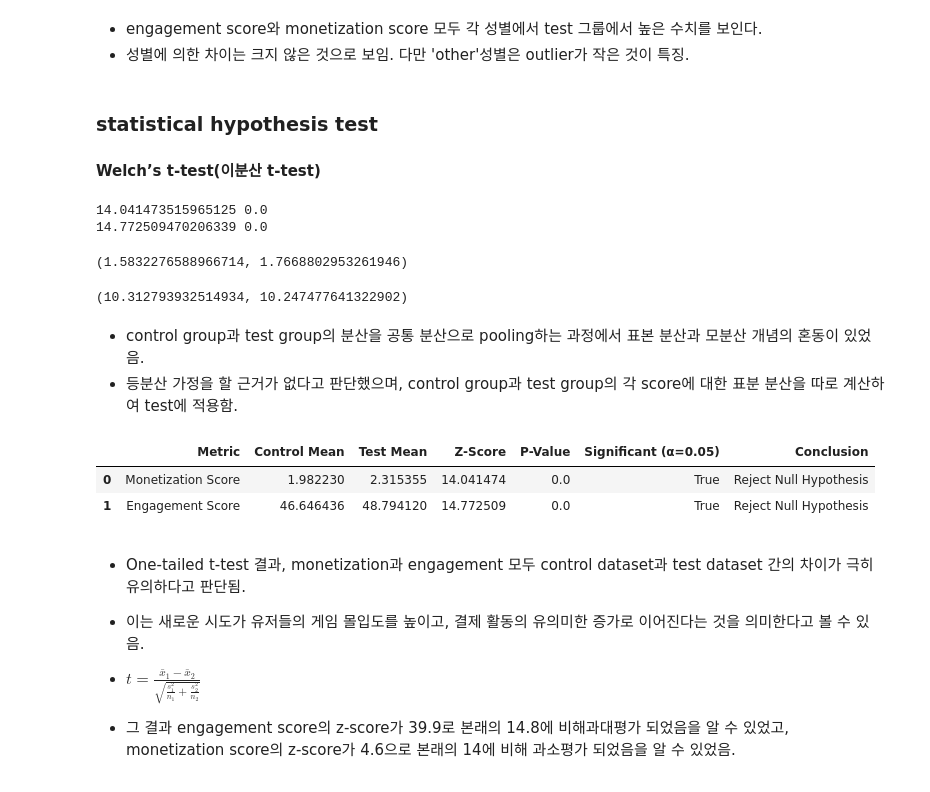
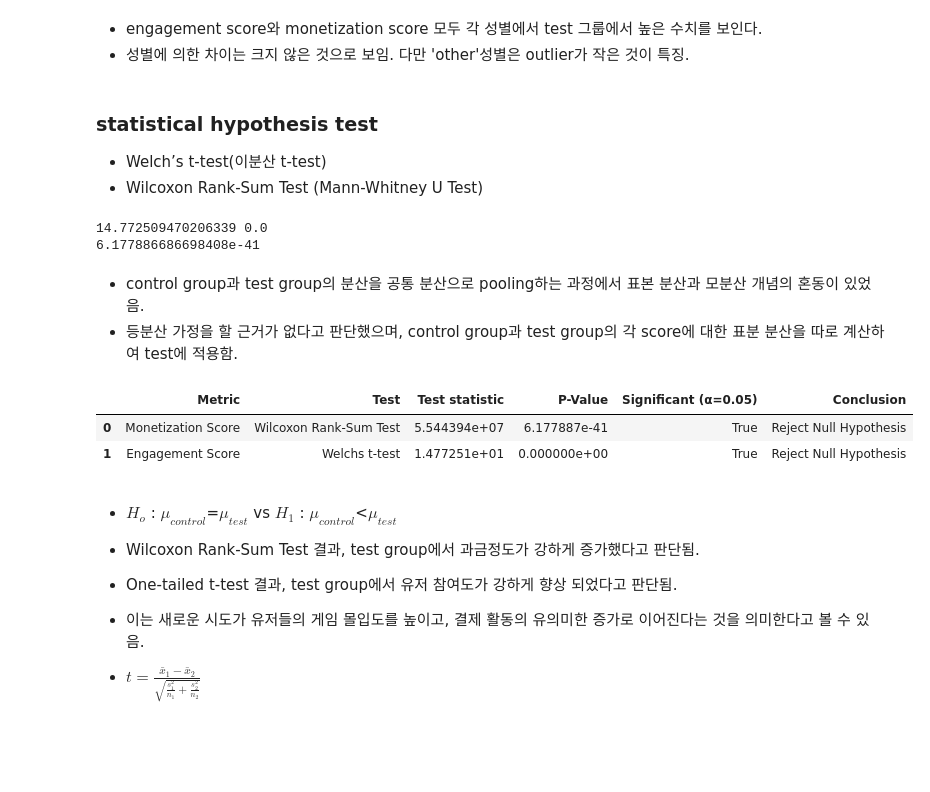
Before and after one commit to LeeSh9511/A-B-test-prac, a Jupyter notebook: AB_test_user_engagement_monetization.ipynb, the cells around one changed output. Cells and saved outputs as stored; diff of their text form; code cells hidden in the pictures; blank space fills up the shorter version.

```diff
--- a/AB_test_user_engagement_monetization.ipynb
+++ b/AB_test_user_engagement_monetization.ipynb
@@ -133,70 +124,56 @@ plt.show()
  - 성별에 의한 차이는 크지 않은 것으로 보임. 다만 'other'성별은 outlier가 작은 것이 특징.
 # %% [markdown]
 ### statistical hypothesis test
-#### Welch’s t-test(이분산 t-test)
+- Welch’s t-test(이분산 t-test)
+- Wilcoxon Rank-Sum Test (Mann-Whitney U Test)
 # %%
 # Recalculating means and standard deviations using the dataset from EDA
-mean_control_monetization = ab_test_data[ab_test_data['Group'] == 'Control']['Monetization_Score'].mean()
-mean_test_monetization = ab_test_data[ab_test_data['Group'] == 'Test']['Monetization_Score'].mean()
 mean_control_engagement = ab_test_data[ab_test_data['Group'] == 'Control']['Engagement_Score'].mean()
 mean_test_engagement = ab_test_data[ab_test_data['Group'] == 'Test']['Engagement_Score'].mean()
-## standard deviation for each group
-std_control_mon=np.sqrt(np.mean((ab_test_data[ab_test_data['Group'] == 'Control']['Monetization_Score']-mean_control_monetization)**2))
-std_test_mon=np.sqrt(np.mean((ab_test_data[ab_test_data['Group'] == 'Test']['Monetization_Score']-mean_test_monetization)**2))
 std_control_eng=np.sqrt(np.mean((ab_test_data[ab_test_data['Group'] == 'Control']['Engagement_Score']-mean_control_engagement)**2))
 std_test_eng=np.sqrt(np.mean((ab_test_data[ab_test_data['Group'] == 'Test']['Engagement_Score']-mean_test_engagement)**2))
+
+## monetization
+u_stat,p_value_monetization=mannwhitneyu(ab_test_data[ab_test_data['Group'] == 'Test']['Monetization_Score'],ab_test_data[ab_test_data['Group'] == 'Control']['Monetization_Score'],alternative='greater')
 ##
 n1=10000 # sample size of control dataset
 n2=10000 # sample size of test dataset
-## z-statistic for monetization score
-z_score_monetization=(mean_test_monetization-mean_control_monetization)/np.sqrt(std_control_mon**2/n1+std_test_mon**2/n2)
-p_value_monetization = 1 - norm.cdf(z_score_monetization)  # One-tailed test
-print(z_score_monetization,p_value_monetization)
 ## z-statistic for engagement score
 z_score_engagement=(mean_test_engagement-mean_control_engagement)/np.sqrt(std_control_eng**2/n1+std_test_eng**2/n2)
 p_value_engagement = 1 - norm.cdf(z_score_engagement)  # One-tailed test
 print(z_score_engagement,p_value_engagement)
+print(p_value_monetization)
 # %% [output]
-14.041473515965125 0.0
 14.772509470206339 0.0
+6.177886686698408e-41
-# %%
-std_control_mon,std_test_mon
-# %% [output]
-(1.5832276588966714, 1.7668802953261946)
-# %%
-std_control_eng,std_test_eng
-# %% [output]
-(10.312793932514934, 10.247477641322902)
 # %% [markdown]
 - control group과 test group의 분산을 공통 분산으로 pooling하는 과정에서 표본 분산과 모분산 개념의 혼동이 있었음.
 - 등분산 가정을 할 근거가 없다고 판단했으며, control group과 test group의 각 score에 대한 표분 분산을 따로 계산하여 test에 적용함.
 # %%
 # Summarizing results
 results = {
     "Metric": ["Monetization Score", "Engagement Score"],
-    "Control Mean": [mean_control_monetization, mean_control_engagement],
-    "Test Mean": [mean_test_monetization, mean_test_engagement],
-    "Z-Score": [z_score_monetization, z_score_engagement],
+    'Test' : ['Wilcoxon Rank-Sum Test','Welchs t-test'],
+    "Test statistic": [u_stat, z_score_engagement],
     "P-Value": [p_value_monetization, p_value_engagement],
     "Significant (α=0.05)": [p_value_monetization < 0.05, p_value_engagement < 0.05],
      "Conclusion": [
         "Reject Null Hypothesis" if p_value_monetization < 0.05 else "Fail to Reject Null Hypothesis",
         "Reject Null Hypothesis" if p_value_engagement < 0.05 else "Fail to Reject Null Hypothesis"
     ]
 }
-
 # Displaying the results to the user
 results_df = pd.DataFrame(results)
 
 results_df
 # %% [output]
-|  | Metric | Control Mean | Test Mean | Z-Score | P-Value | Significant (α=0.05) | Conclusion |
-| 0 | Monetization Score | 1.982230 | 2.315355 | 14.041474 | 0.0 | True | Reject Null Hypothesis |
-| 1 | Engagement Score | 46.646436 | 48.794120 | 14.772509 | 0.0 | True | Reject Null Hypothesis |
+|  | Metric | Test | Test statistic | P-Value | Significant (α=0.05) | Conclusion |
+| 0 | Monetization Score | Wilcoxon Rank-Sum Test | 5.544394e+07 | 6.177887e-41 | True | Reject Null Hypothesis |
+| 1 | Engagement Score | Welchs t-test | 1.477251e+01 | 0.000000e+00 | True | Reject Null Hypothesis |
 # %% [markdown]
-- One-tailed t-test 결과, monetization과 engagement 모두 control dataset과 test dataset 간의 차이가 극히 유의하다고 판단됨.
+- $H_{o}$ : $\mu_{control}$=$\mu_{test}$ vs $H_{1}$ : $\mu_{control}$<$\mu_{test}$
+- Wilcoxon Rank-Sum Test 결과, test group에서 과금정도가 강하게 증가했다고 판단됨.
+- One-tailed t-test 결과, test group에서 유저 참여도가 강하게 향상 되었다고 판단됨.
 - 이는 새로운 시도가 유저들의 게임 몰입도를 높이고, 결제 활동의 유의미한 증가로 이어진다는 것을 의미한다고 볼 수 있음.
 
 - $t = \frac{\bar{x}_1 - \bar{x}_2}{\sqrt{\frac{s_1^2}{n_1} + \frac{s_2^2}{n_2}}}$
-
-- 그 결과 engagement score의 z-score가 39.9로 본래의 14.8에 비해과대평가 되었음을 알 수 있었고, monetization score의 z-score가 4.6으로 본래의 14에 비해 과소평가 되었음을 알 수 있었음.
```
Also changed, not shown: parts of 5 cells of this notebook.
